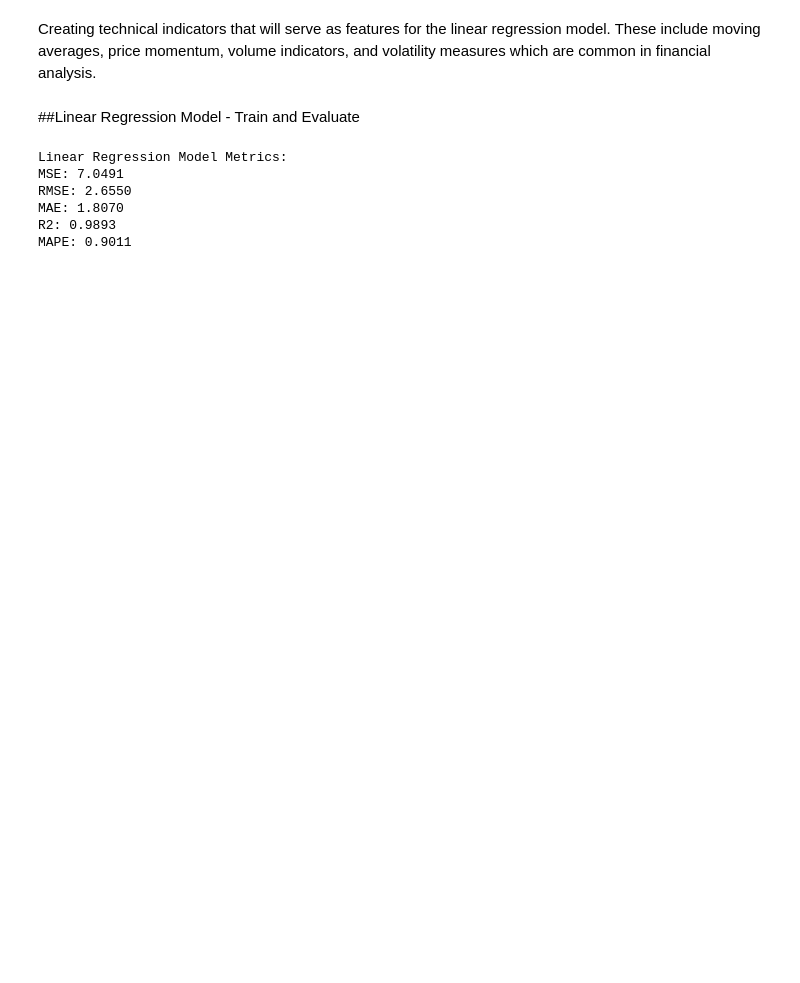
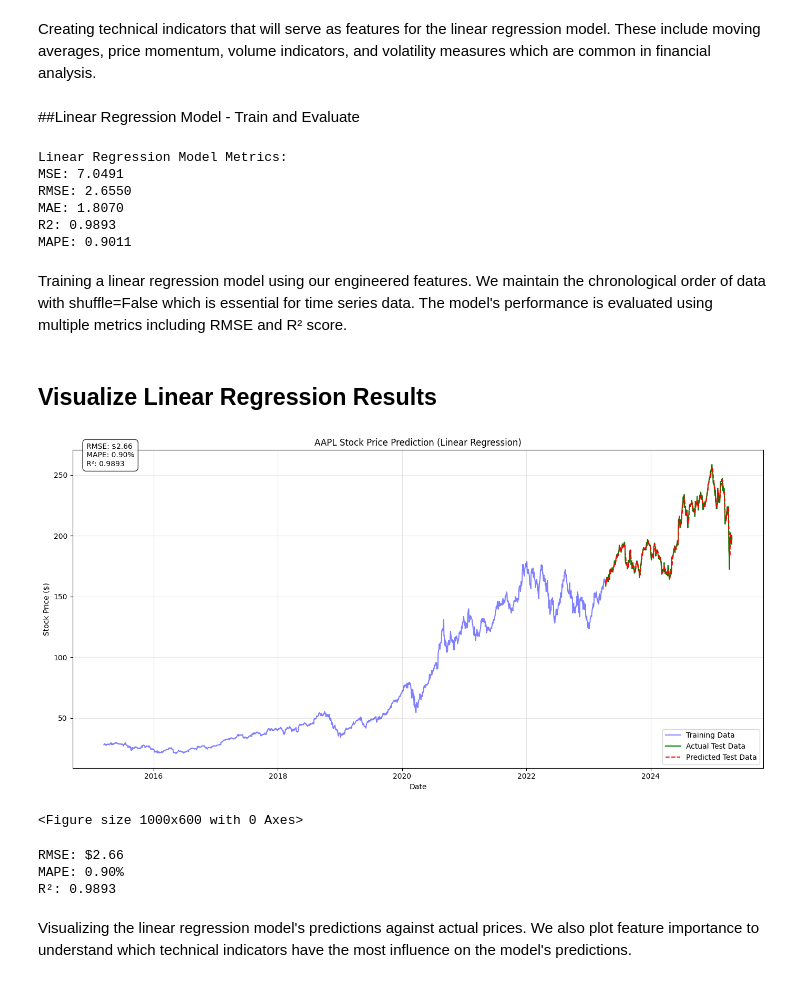
Before and after one commit to vishalgarg99/-IntegratingRegression-and-LSTM-Models-for-Accurate-Stock-Price-Prediction-Using-Yahoo-Finance-Data-, a Jupyter notebook: Hybrid.ipynb, the cells around one changed output. Drawn from its saved outputs; the diff is of its cells as text; code cells hidden in the pictures; blank space fills up the shorter version.

Commit message:
Added Linear Regression visualization

```diff
--- a/Hybrid.ipynb
+++ b/Hybrid.ipynb
@@ -157,3 +157,64 @@ RMSE: 2.6550
 MAE: 1.8070
 R2: 0.9893
 MAPE: 0.9011
+# %% [markdown]
+Training a linear regression model using our engineered features. We maintain the chronological order of data with shuffle=False which is essential for time series data. The model's performance is evaluated using multiple metrics including RMSE and R² score.
+# %% [markdown]
+## Visualize Linear Regression Results
+# %%
+# Plot the linear regression results
+plt.figure(figsize=(14, 7))
+
+# Plot training data
+train_dates = X_train_lr.index
+test_dates = X_test_lr.index
+
+# Plot actual prices
+plt.plot(train_dates, y_train_lr, label='Training Data', color='blue', alpha=0.5)
+plt.plot(test_dates, y_test_lr, label='Actual Test Data', color='green')
+
+# Plot predicted prices
+plt.plot(test_dates, lr_test_pred, label='Predicted Test Data', color='red', linestyle='--')
+
+plt.title(f'{ticker} Stock Price Prediction (Linear Regression)')
+plt.xlabel('Date')
+plt.ylabel('Stock Price ($)')
+plt.legend()
+plt.grid(True, alpha=0.3)
+
+# Add metrics as text
+metrics_text = (f"RMSE: ${lr_metrics['RMSE']:.2f}\n"
+                f"MAPE: {lr_metrics['MAPE']:.2f}%\n"
+                f"R²: {lr_metrics['R2']:.4f}")
+plt.annotate(metrics_text, xy=(0.02, 0.95), xycoords='axes fraction',
+            bbox=dict(boxstyle="round,pad=0.5", facecolor='white', alpha=0.8))
+
+plt.tight_layout()
+plt.show()
+
+# Feature importance
+plt.figure(figsize=(10, 6))
+importance = np.abs(lr_model.coef_)
+
+# Ensure importance is 1D
+if importance.ndim > 1:
+    importance = importance.flatten()
+
+feat_importance = pd.DataFrame({
+    'Feature': features_lr.columns,
+    'Importance': importance
+}).sort_values('Importance', ascending=False)
+
+plt.tight_layout()
+plt.show()
+print(f"RMSE: ${lr_metrics['RMSE']:.2f}")
+print(f"MAPE: {lr_metrics['MAPE']:.2f}%")
+print(f"R²: {lr_metrics['R2']:.4f}")
+# %% [output]
+[figure, added]
+<Figure size 1000x600 with 0 Axes>
+RMSE: $2.66
+MAPE: 0.90%
+R²: 0.9893
+# %% [markdown]
+Visualizing the linear regression model's predictions against actual prices. We also plot feature importance to understand which technical indicators have the most influence on the model's predictions.
```
Also changed, not shown: parts of 2 cells of this notebook.
